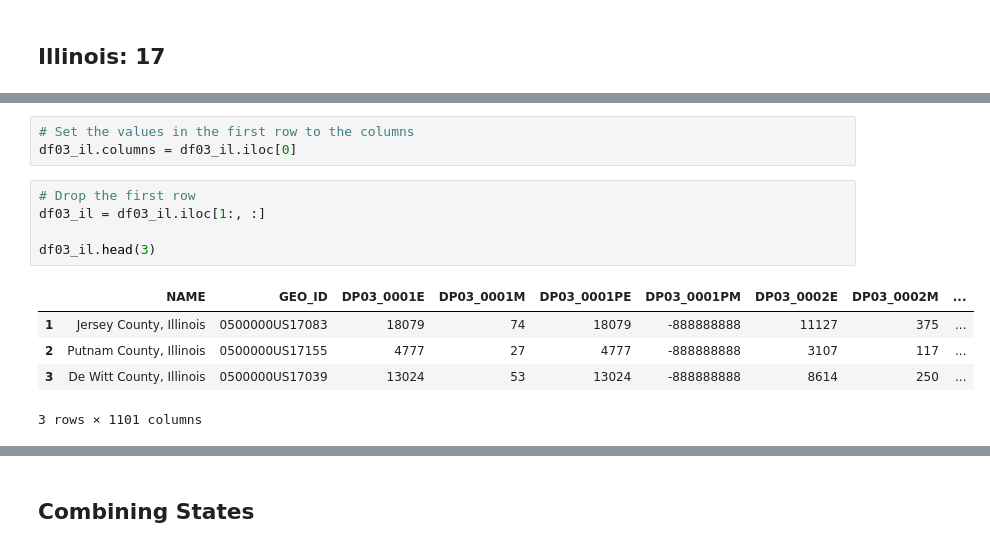
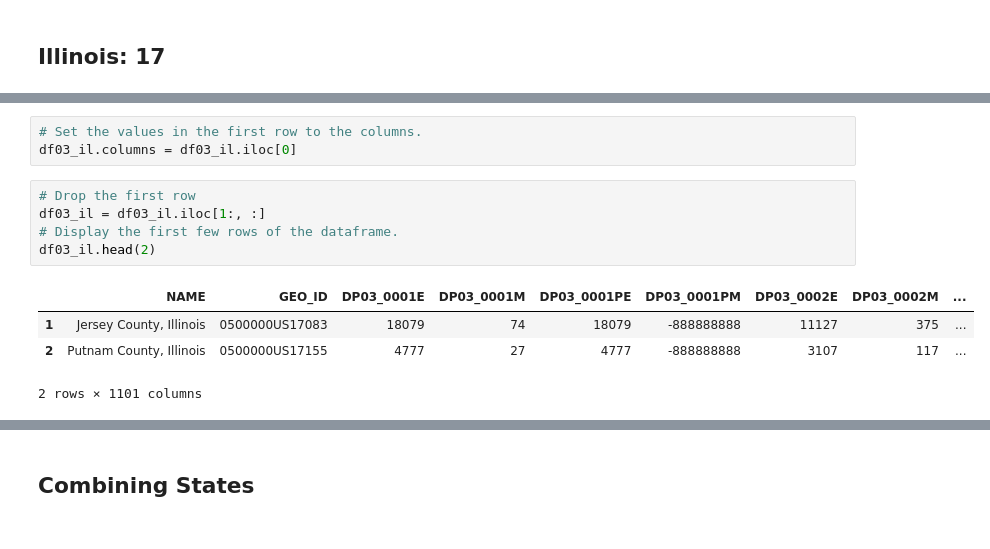
Before and after one commit to cxclark/covid19-analysis, a Jupyter notebook: code/01_data_collection_5_states.ipynb, the cells around one changed output, grey strips where cells are left out. Saved outputs shown, nothing was run; the diff lists cells and outputs as text.

```diff
--- a/code/01_data_collection_5_states.ipynb
+++ b/code/01_data_collection_5_states.ipynb
@@ -744,14 +434,13 @@ df03_il.head(3)
 # %%
-# Set the values in the first row to the columns
+# Set the values in the first row to the columns.
 df03_il.columns = df03_il.iloc[0]
 # %%
 # Drop the first row
 df03_il = df03_il.iloc[1:, :]
-
-df03_il.head(3)
+# Display the first few rows of the dataframe.
+df03_il.head(2)
 # %% [output]
 |  | NAME | GEO_ID | DP03_0001E | DP03_0001M | DP03_0001PE | DP03_0001PM | DP03_0002E | DP03_0002M | ... |
 | 1 | Jersey County, Illinois | 0500000US17083 | 18079 | 74 | 18079 | -888888888 | 11127 | 375 | ... |
 | 2 | Putnam County, Illinois | 0500000US17155 | 4777 | 27 | 4777 | -888888888 | 3107 | 117 | ... |
-| 3 | De Witt County, Illinois | 0500000US17039 | 13024 | 53 | 13024 | -888888888 | 8614 | 250 | ... |
-3 rows × 1101 columns
+2 rows × 1101 columns
```
Also changed, not shown: parts of 143 cells of this notebook, 22 other files.
